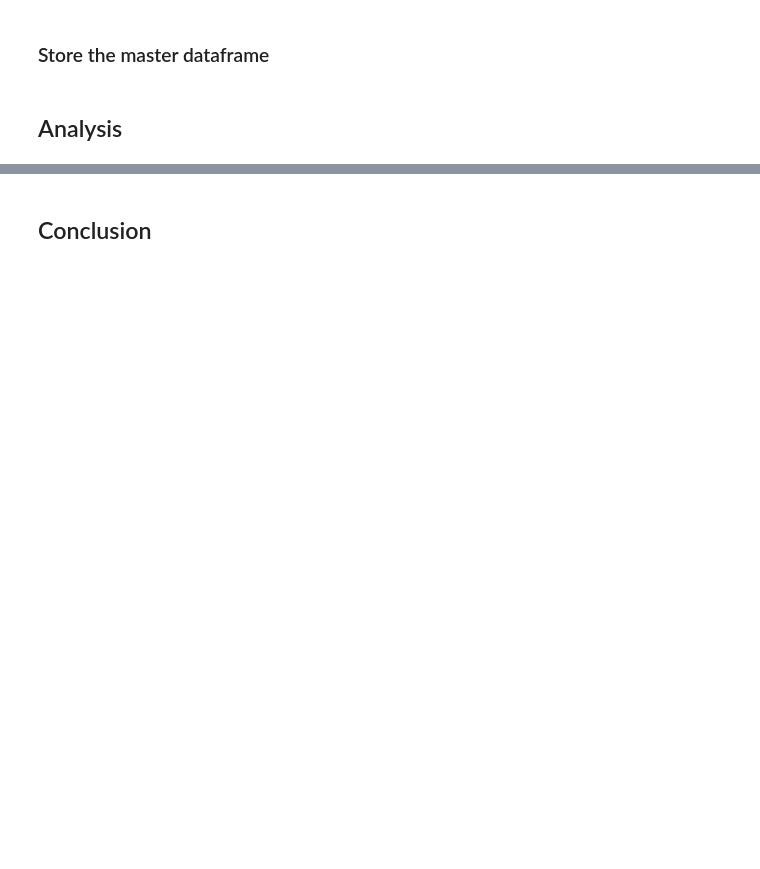
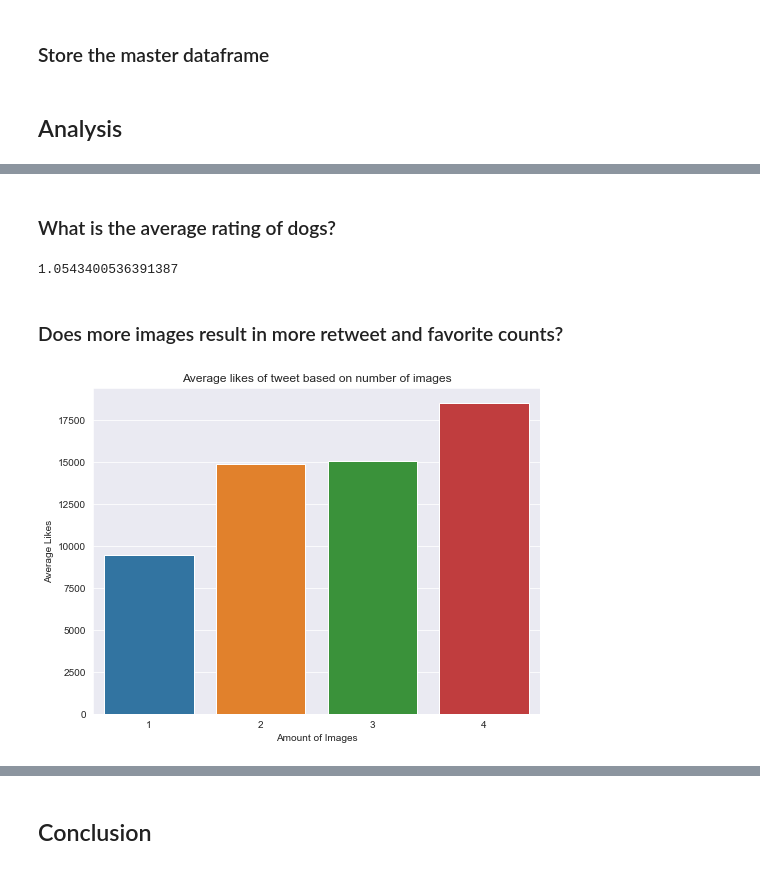
Before and after one commit to leqilu67/datawrangling_weratedogs, a Jupyter notebook: wrangle_act.ipynb, the cells around one changed output, grey strips where cells are left out. Drawn from its saved outputs; the diff is of its cells as text; code cells hidden in the pictures; blank space fills up the shorter version.

```diff
--- a/wrangle_act.ipynb
+++ b/wrangle_act.ipynb
@@ -616,6 +647,7 @@ tweets_clean = pd.merge(tweets_clean, likes_clean, how='left', on='tweet_id')
 # Null entries for retweet and favorite counts are due to deleted tweets
 tweets_clean['retweet_count'] = tweets_clean['retweet_count'].fillna(0)
 tweets_clean['favorite_count'] = tweets_clean['favorite_count'].fillna(0)
+tweets_clean['likes'] = tweets_clean['likes'].fillna(0)
 # %% [markdown]
 ##### Test
 # %%
@@ -705,0 +747,2 @@ Name: rating_denominator, Length: 2000, dtype: float64
+# %%
+tweets_clean['rating'] = tweets_clean['rating_numerator']/tweets_clean['rating_denominator']
@@ -746,3 +820,6 @@ tweets_clean.drop(tweets_clean[tweets_clean.rating_denominator == 2].index, axis
+# %%
+# This is not a tweet about dogs
+tweets_clean.drop(tweets_clean[tweets_clean.rating == 42].index, axis = 0, inplace=True)
 # %% [markdown]
 #### Test
 # %%
@@ -921,0 +1047,37 @@ twitter_archive_master.to_csv('twitter_archive_master.csv', encoding='utf-8', in
+# %% [markdown]
+### What is the average rating of dogs?
+# %%
+twitter_archive_master.rating.mean()
+# %% [output]
+1.0543400536391387
+# %% [markdown]
+### Does more images result in more retweet and favorite counts?
+# %%
+# average likes for dogs with different amount of images
+dogs_4_images = twitter_archive_master[twitter_archive_master.img_num == 4]
+avg_4_img = sum(dogs_4_images.likes)/dogs_4_images.shape[0]
+
+dogs_3_images = twitter_archive_master[twitter_archive_master.img_num == 3]
+avg_3_img = sum(dogs_3_images.likes)/dogs_3_images.shape[0]
+
+dogs_2_images = twitter_archive_master[twitter_archive_master.img_num == 2]
+avg_2_img = sum(dogs_2_images.likes)/dogs_2_images.shape[0]
+
+dogs_1_images = twitter_archive_master[twitter_archive_master.img_num == 1]
+avg_1_img = sum(dogs_1_images.likes)/dogs_1_images.shape[0]
+# %%
+x = [1, 2, 3, 4]
+average_likes = [avg_1_img, avg_2_img, avg_3_img, avg_4_img]
+
+plt.figure(figsize=(8, 6))
+
+sns.set_style('darkgrid')
+
+sns.barplot(x=x, y=average_likes)
+plt.xlabel('Amount of Images')
+plt.ylabel('Average Likes')
+plt.title('Average likes of tweet based on number of images')
+
+plt.show();
+# %% [output]
+[figure, added]
```
Also changed, not shown: parts of 30 cells of this notebook, 1 other file.
